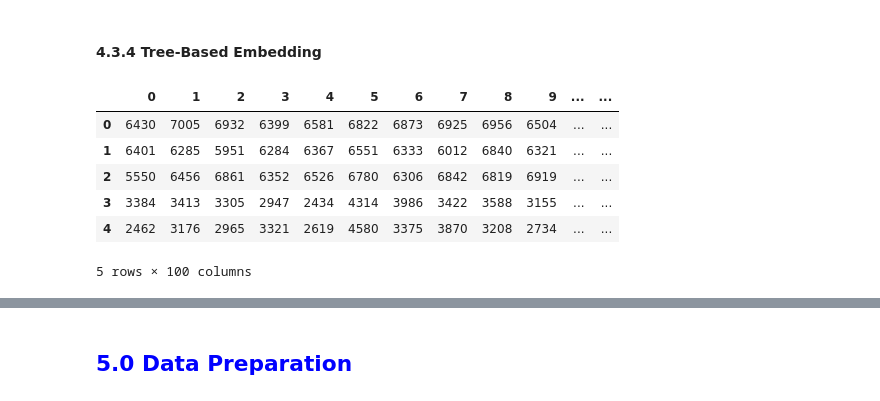
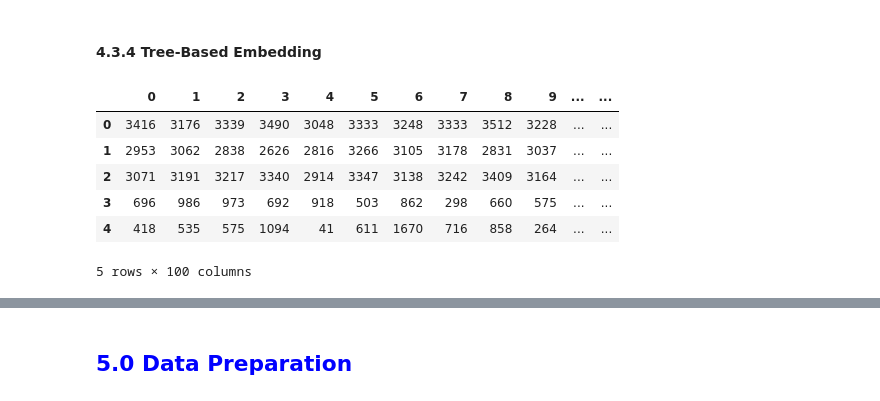
Before and after one commit to GustavoNascimento98/high-value-customers-identification, a Jupyter notebook: src/models/c0.9-deploy.ipynb, the cells around one changed output, grey strips where cells are left out. Cells and saved outputs as stored; diff of their text form; code cells hidden in the pictures.

```diff
--- a/src/models/c0.9-deploy.ipynb
+++ b/src/models/c0.9-deploy.ipynb
@@ -404,9 +405,9 @@ df43.head()
 | 3 | 948.25 | 95.0 | 28.0 | 0.017986 | 0.0 |
 | 4 | 876.00 | 333.0 | 3.0 | 0.075000 | 22.0 |
 # %%
-mms = pp.MinMaxScaler()
+mms: pp.MinMaxScaler = pickle.load(file=open('../features/min-max-feature-scaler.pkl', mode='rb'))
 
-scaled_features = mms.fit_transform(df43)
+scaled_features = mms.transform(df43)
 
 df43 = pd.DataFrame(data=scaled_features, columns=df43.columns)
 
@@ -460,24 +461,21 @@ df43 = df4.drop(columns=['customer_id'], axis=1)
 # %%
 X = df4.drop(columns=['customer_id', 'gross_revenue'], axis=1)
 y = df4['gross_revenue']
 
 # model definition
-rf_model = RandomForestRegressor(n_estimators=100, random_state=42)
-
-# model training
-rf_model.fit(X, y)
+rf_model: RandomForestRegressor = pickle.load(file=open('random-forest-embedder.pkl', mode='rb'))
 
 # leaf
 df_leaf = pd.DataFrame( rf_model.apply(X) )
 
 # dataframe leaf
 df_leaf.head()
 # %% [output]
 |  | 0 | 1 | 2 | 3 | 4 | 5 | 6 | 7 | 8 | 9 | ... | ... |
-| 0 | 6430 | 7005 | 6932 | 6399 | 6581 | 6822 | 6873 | 6925 | 6956 | 6504 | ... | ... |
-| 1 | 6401 | 6285 | 5951 | 6284 | 6367 | 6551 | 6333 | 6012 | 6840 | 6321 | ... | ... |
-| 2 | 5550 | 6456 | 6861 | 6352 | 6526 | 6780 | 6306 | 6842 | 6819 | 6919 | ... | ... |
-| 3 | 3384 | 3413 | 3305 | 2947 | 2434 | 4314 | 3986 | 3422 | 3588 | 3155 | ... | ... |
-| 4 | 2462 | 3176 | 2965 | 3321 | 2619 | 4580 | 3375 | 3870 | 3208 | 2734 | ... | ... |
+| 0 | 3416 | 3176 | 3339 | 3490 | 3048 | 3333 | 3248 | 3333 | 3512 | 3228 | ... | ... |
+| 1 | 2953 | 3062 | 2838 | 2626 | 2816 | 3266 | 3105 | 3178 | 2831 | 3037 | ... | ... |
+| 2 | 3071 | 3191 | 3217 | 3340 | 2914 | 3347 | 3138 | 3242 | 3409 | 3164 | ... | ... |
+| 3 | 696 | 986 | 973 | 692 | 918 | 503 | 862 | 298 | 660 | 575 | ... | ... |
+| 4 | 418 | 535 | 575 | 1094 | 41 | 611 | 1670 | 716 | 858 | 264 | ... | ... |
 5 rows × 100 columns
 # %%
```
Also changed, not shown: parts of 3 cells of this notebook, 5 other files.
